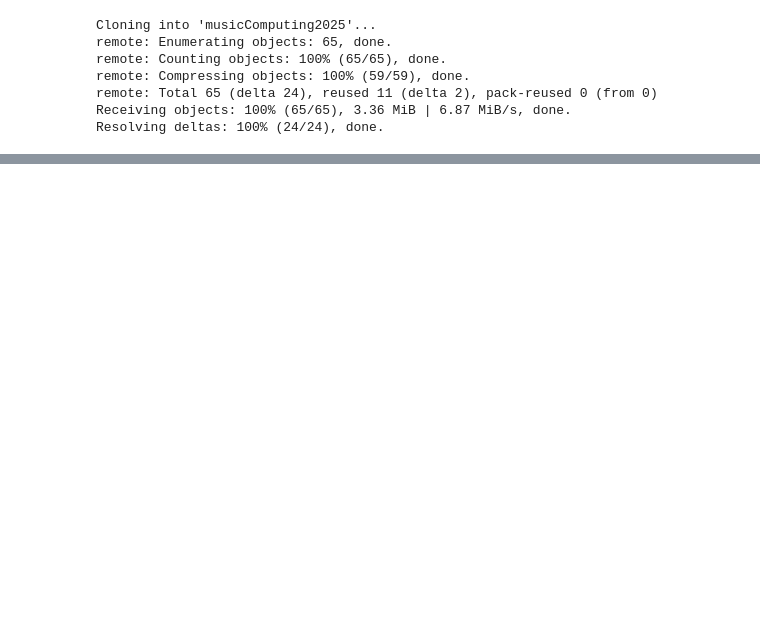
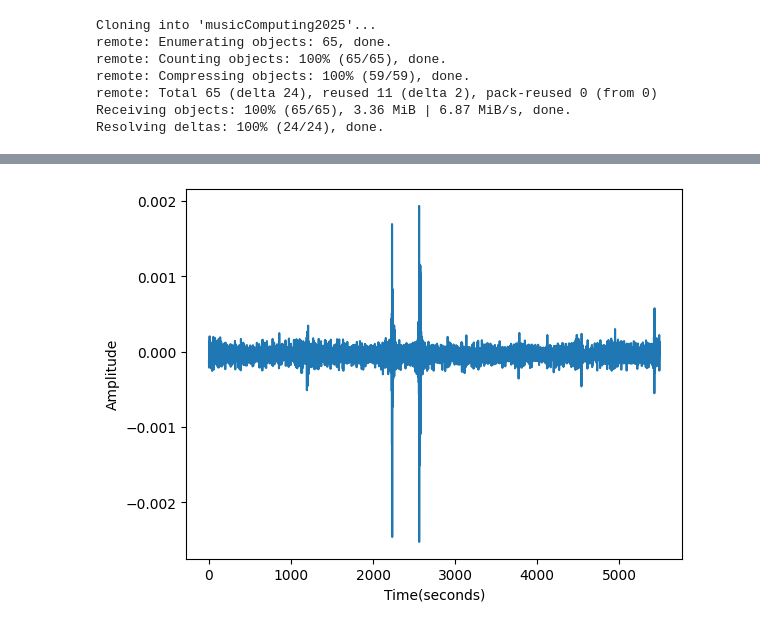
Before and after one commit to BrianaF691/MusicComputing-, a Jupyter notebook: assignments/labAssignment1.ipynb, the cells around one changed output, grey strips where cells are left out. Saved outputs shown, nothing was run; the diff lists cells and outputs as text; code cells hidden in the pictures; blank space fills up the shorter version.

```diff
--- a/assignments/labAssignment1.ipynb
+++ b/assignments/labAssignment1.ipynb
@@ -50,2 +68,5 @@ plotAudio(file,samplingRate)
 # %%
 # Second use ‘avm.wav’ as the filename with a sampling rate of 441
+plotAudio('musicComputing2025/audioFiles/avm.wav',441)
+# %% [output]
+[figure, added]
```
Also changed, not shown: parts of 2 cells of this notebook.
